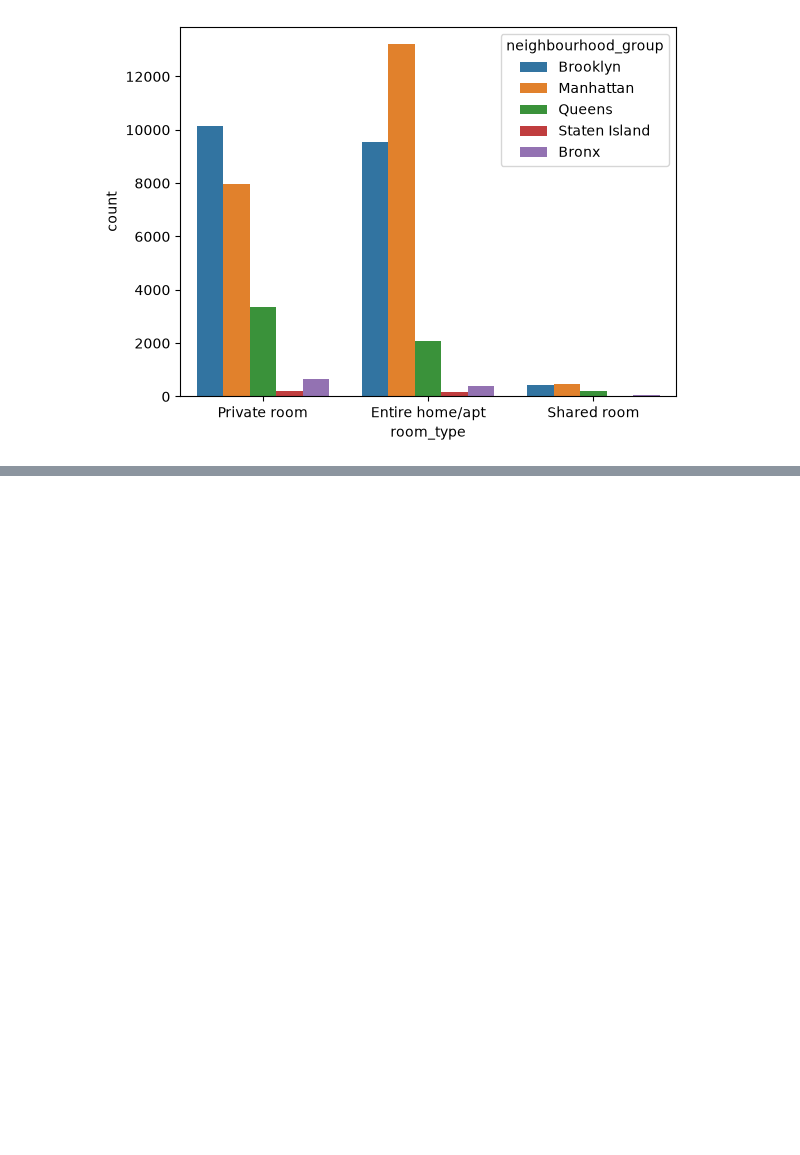
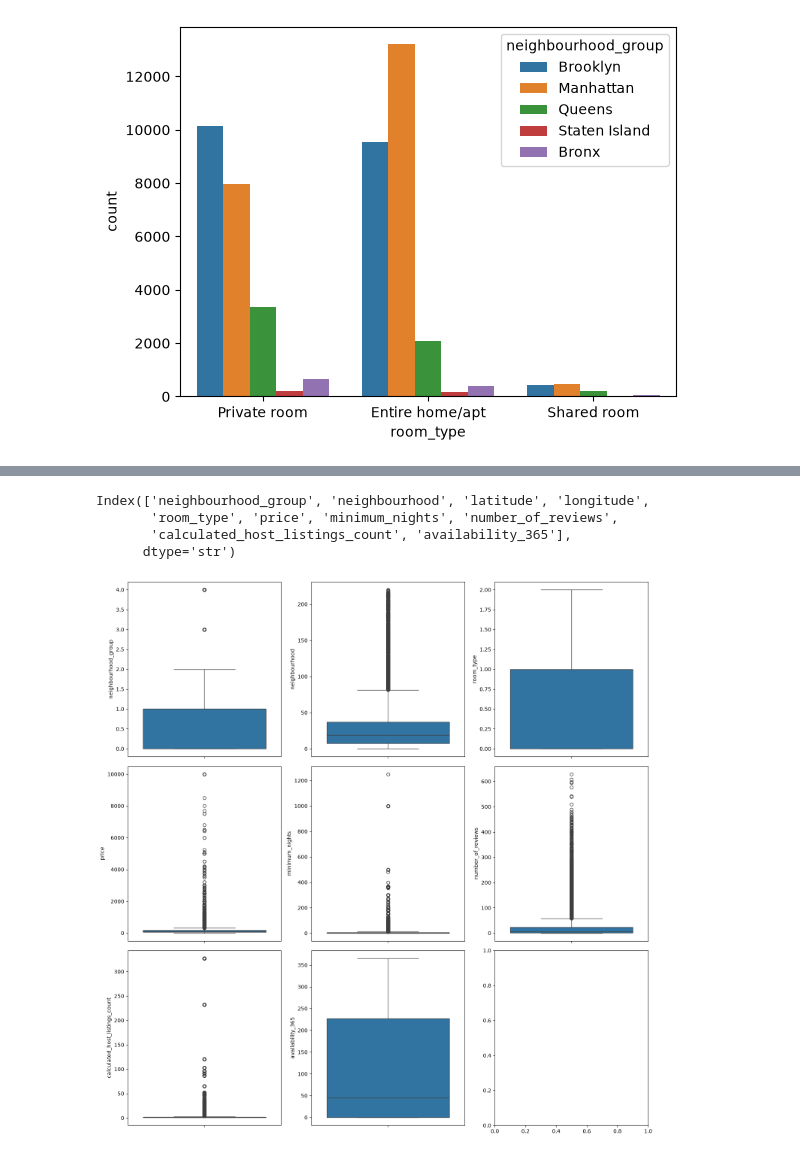
Before and after one commit to veronicasuarezvidal-eng/Machinelearning, a Jupyter notebook: src/explore.ipynb, the cells around one changed output, grey strips where cells are left out. Cells and saved outputs as stored; diff of their text form; code cells hidden in the pictures; blank space fills up the shorter version.

```diff
--- a/src/explore.ipynb
+++ b/src/explore.ipynb
@@ -243,0 +307,32 @@ En este grafico esta agrupado por el barrio/distrito de NY y el tipo de alojamie
+# %%
+#Cuales son las columnas que se tienen
+
+df.columns
+# %% [output]
+Index(['neighbourhood_group', 'neighbourhood', 'latitude', 'longitude',
+       'room_type', 'price', 'minimum_nights', 'number_of_reviews',
+       'calculated_host_listings_count', 'availability_365'],
+      dtype='str')
+# %%
+## Grafico de 3* 3
+fig, axes = plt.subplots(3,3,figsize=(15,15))
+
+columnas = ['neighbourhood_group', 'neighbourhood',
+       'room_type', 'price', 'minimum_nights', 'number_of_reviews',
+       'calculated_host_listings_count', 'availability_365']
+
+fila = 0
+col = 0
+
+
+for columna in columnas:
+    sns.boxplot(ax=axes[fila,col],data=df,y=columna)
+    col +=1
+    if col == 3:
+        col = 0
+        fila += 1
+
+plt.tight_layout()
+plt.show()
+# %% [output]
+[figure, added]
```
Also changed, not shown: parts of 27 cells of this notebook, 2 other files.
